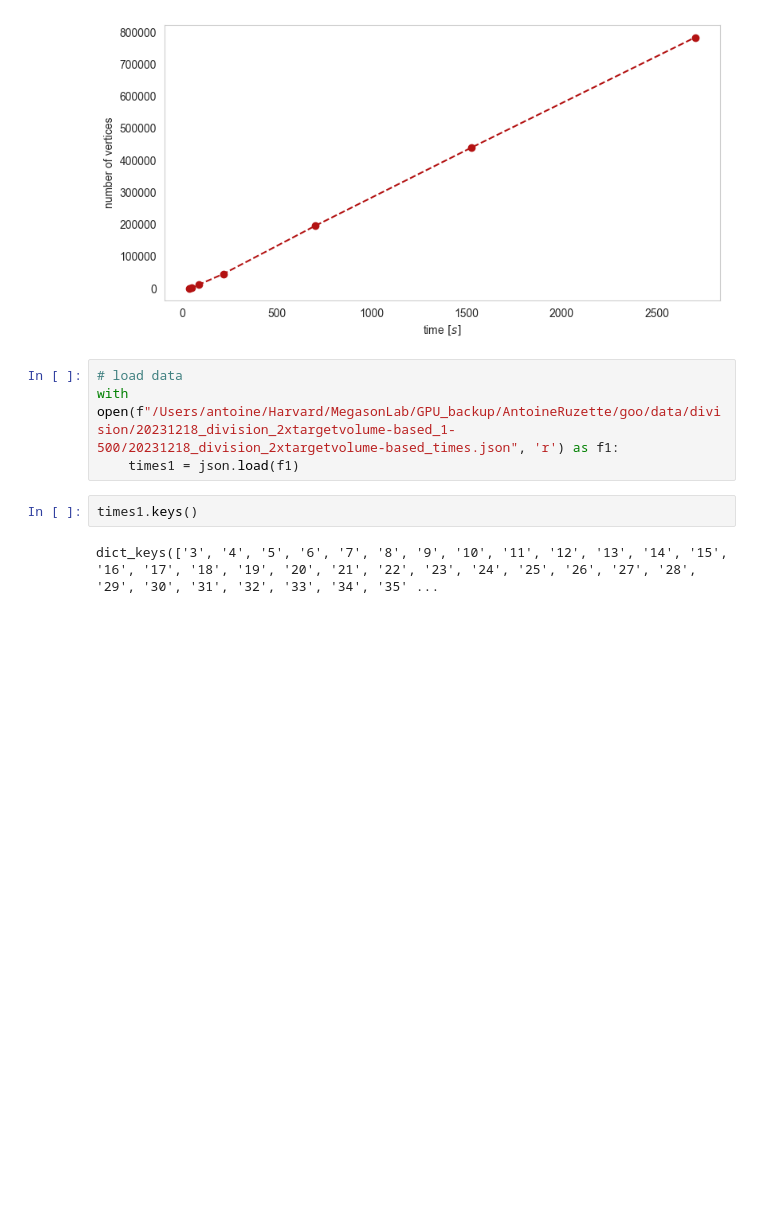
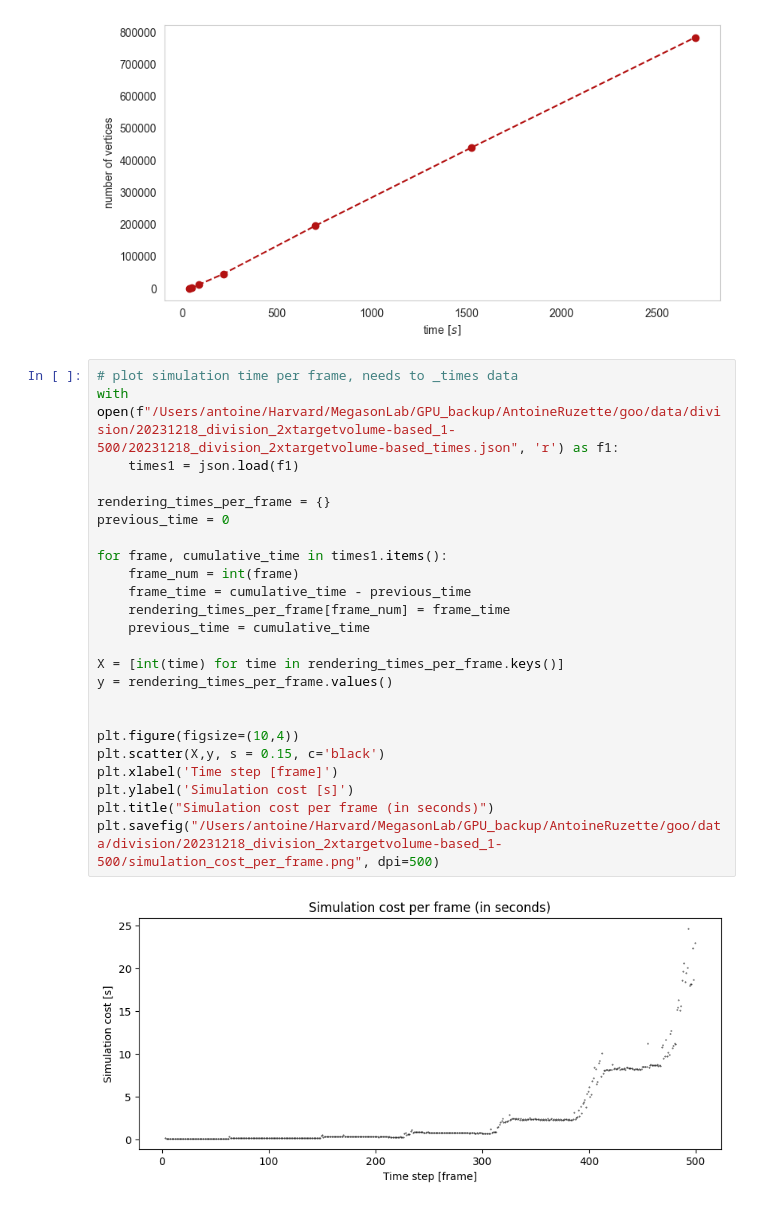
Before and after one commit to smegason/Goo, a Jupyter notebook: _notebooks/rendering_time.ipynb, the cells around one changed output. Drawn from its saved outputs; the diff is of its cells as text; blank space fills up the shorter version.

```diff
--- a/_notebooks/rendering_time.ipynb
+++ b/_notebooks/rendering_time.ipynb
@@ -136,11 +136,29 @@ plt.savefig("M:\Goo-rendering\\simulation_time.png", dpi=500, transparent=False)
 #plt.show()
 # %% [output]
 [figure]
-# %%
-# load data
-with open(f"/Users/antoine/Harvard/MegasonLab/GPU_backup/AntoineRuzette/goo/data/division/20231218_division_2xtargetvolume-based_1-500/20231218_division_2xtargetvolume-based_times.json", 'r') as f1:
-    times1 = json.load(f1)
-# %%
-times1.keys()
-# %% [output]
-dict_keys(['3', '4', '5', '6', '7', '8', '9', '10', '11', '12', '13', '14', '15', '16', '17', '18', '19', '20', '21', '22', '23', '24', '25', '26', '27', '28', '29', '30', '31', '32', '33', '34', '35' ...
+# %%
+# plot simulation time per frame, needs to _times data
+with open(f"/Users/antoine/Harvard/MegasonLab/GPU_backup/AntoineRuzette/goo/data/division/20231218_division_2xtargetvolume-based_1-500/20231218_division_2xtargetvolume-based_times.json", 'r') as f1:
+    times1 = json.load(f1)
+
+rendering_times_per_frame = {}
+previous_time = 0
+
+for frame, cumulative_time in times1.items():
+    frame_num = int(frame)
+    frame_time = cumulative_time - previous_time
+    rendering_times_per_frame[frame_num] = frame_time
+    previous_time = cumulative_time
+
+X = [int(time) for time in rendering_times_per_frame.keys()]
+y = rendering_times_per_frame.values()
+
+
+plt.figure(figsize=(10,4))
+plt.scatter(X,y, s = 0.15, c='black')
+plt.xlabel('Time step [frame]')
+plt.ylabel('Simulation cost [s]')
+plt.title("Simulation cost per frame (in seconds)")
+plt.savefig("/Users/antoine/Harvard/MegasonLab/GPU_backup/AntoineRuzette/goo/data/division/20231218_division_2xtargetvolume-based_1-500/simulation_cost_per_frame.png", dpi=500)
+# %% [output]
+[figure, added]
```
Also changed, not shown: 3 other files.
